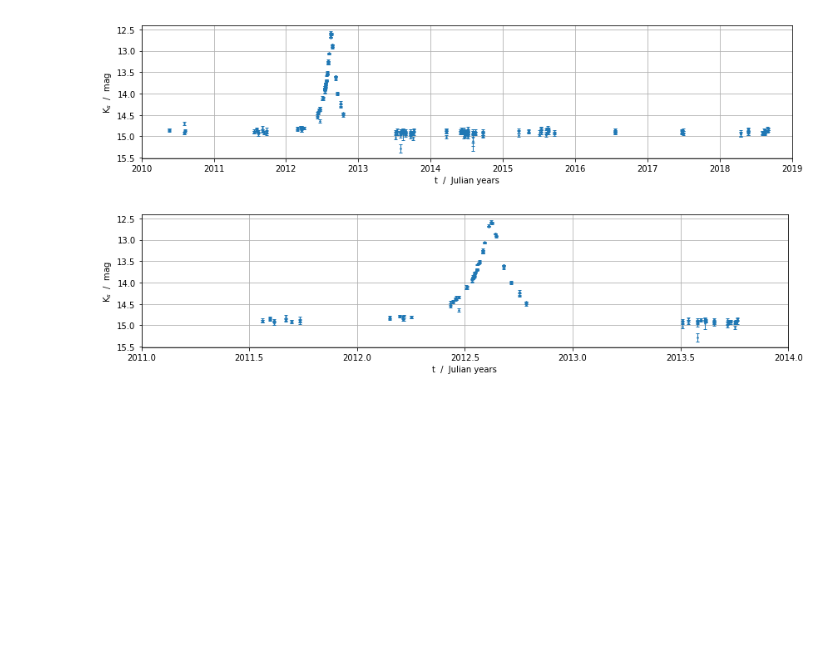
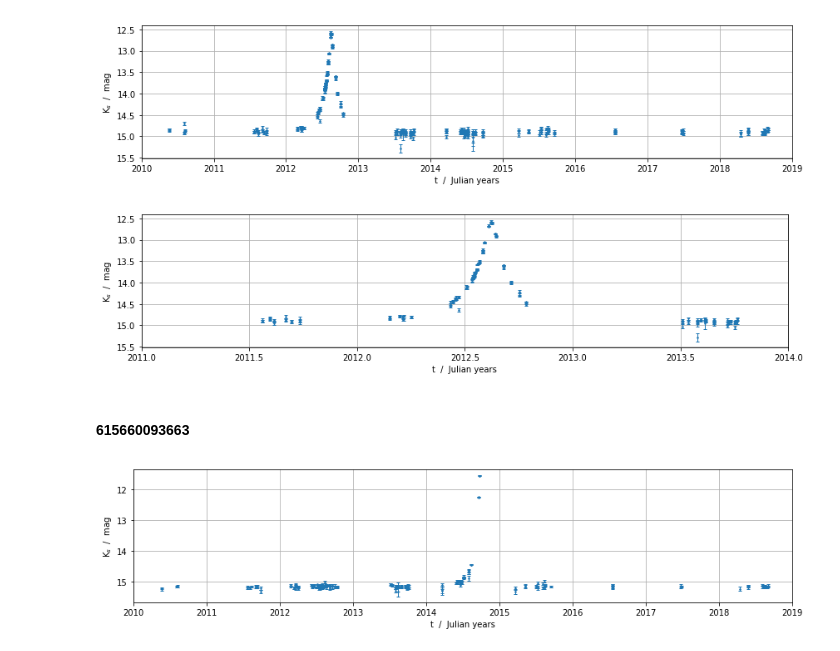
Before and after one commit to lsmithast/virac2_validation, a Jupyter notebook: variable_oddities.ipynb, the cells around one changed output. Cells and saved outputs as stored; diff of their text form; code cells hidden in the pictures; blank space fills up the shorter version.

```diff
--- a/variable_oddities.ipynb
+++ b/variable_oddities.ipynb
@@ -49,3 +55,9 @@ plot_lc(616681051474)
 plot_lc(616681051474, (2011,2014))
 # %% [output]
 [figure]
+# %% [markdown]
+#### 615660093663
+# %%
+plot_lc(615660093663)
+# %% [output]
+[figure, added]
```
Also changed, not shown: parts of 11 cells of this notebook.
